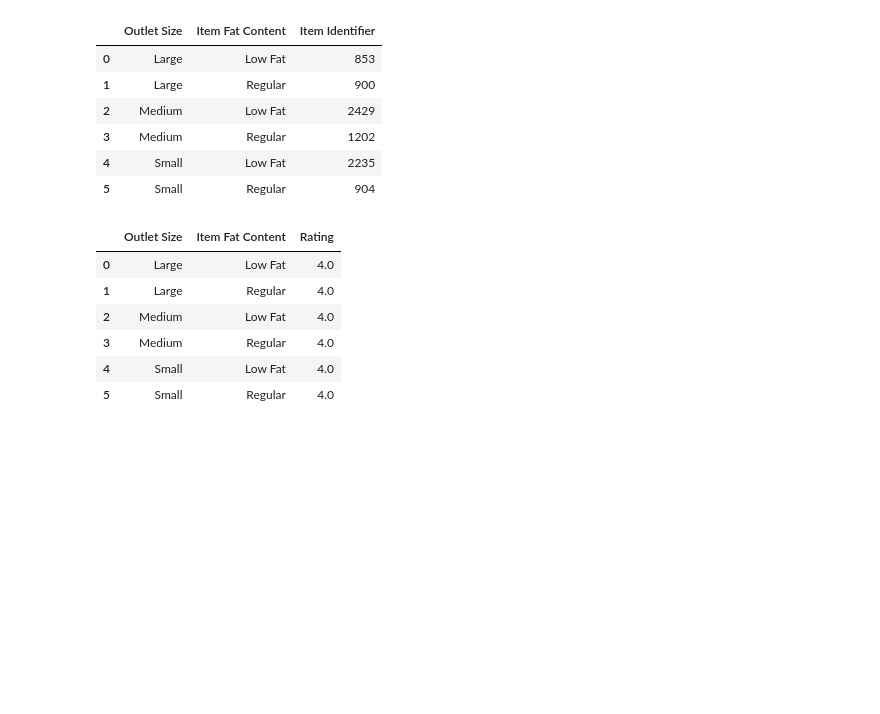
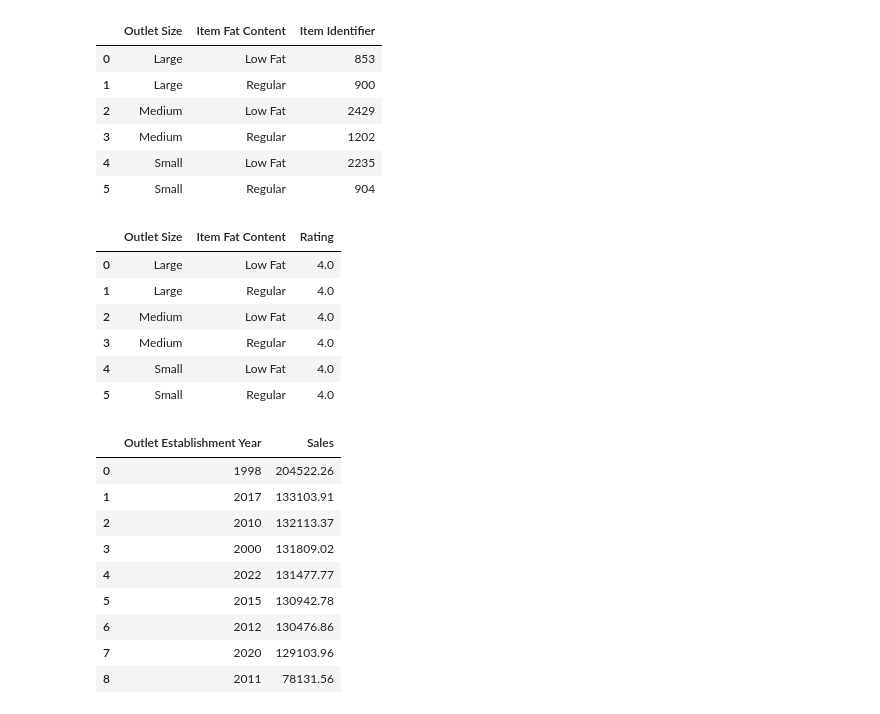
Before and after one commit to Akshay-Paunikar/Blinkit_Data_Analysis, a Jupyter notebook: blinkit_data_analysis.ipynb, the cells around one changed output. Cells and saved outputs as stored; diff of their text form; code cells hidden in the pictures; blank space fills up the shorter version.

Commit message:
blinkit data analysis - Impact of Outlet Establishment Year on sales

```diff
--- a/blinkit_data_analysis.ipynb
+++ b/blinkit_data_analysis.ipynb
@@ -301,3 +301,17 @@ df.groupby(['Outlet Size', 'Item Fat Content'])['Rating'].mean().round(0).reset_
 | 3 | Medium | Regular | 4.0 |
 | 4 | Small | Low Fat | 4.0 |
 | 5 | Small | Regular | 4.0 |
+# %%
+# Outlet Establishment Year
+df.groupby('Outlet Establishment Year')['Sales'].sum().round(2).sort_values(ascending=False).reset_index()
+# %% [output]
+|  | Outlet Establishment Year | Sales |
+| 0 | 1998 | 204522.26 |
+| 1 | 2017 | 133103.91 |
+| 2 | 2010 | 132113.37 |
+| 3 | 2000 | 131809.02 |
+| 4 | 2022 | 131477.77 |
+| 5 | 2015 | 130942.78 |
+| 6 | 2012 | 130476.86 |
+| 7 | 2020 | 129103.96 |
+| 8 | 2011 | 78131.56 |
```
Also changed, not shown: parts of 2 cells of this notebook.
